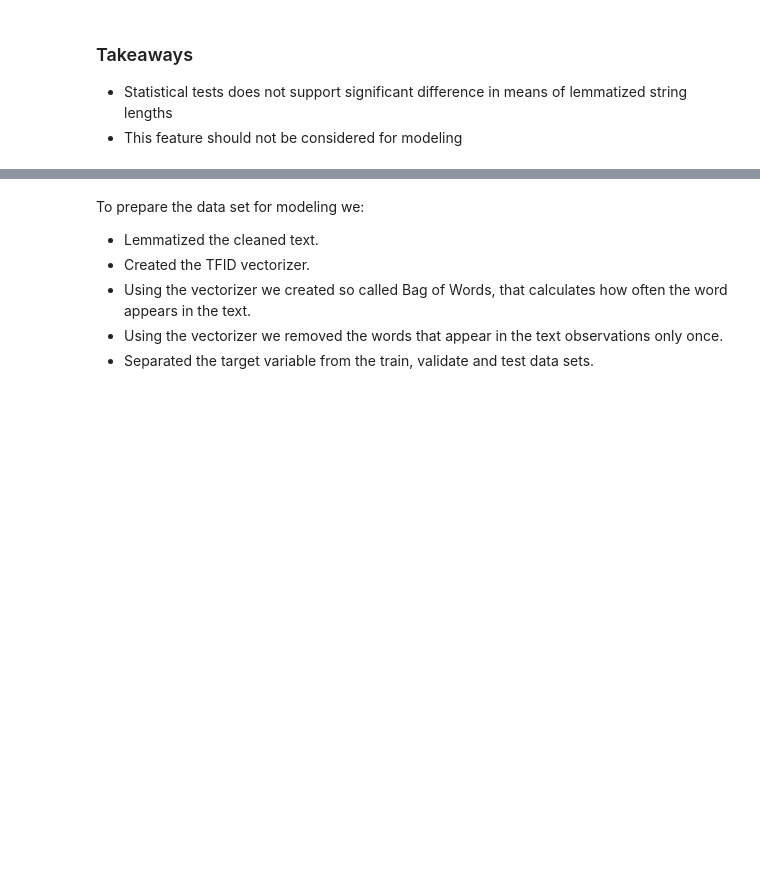
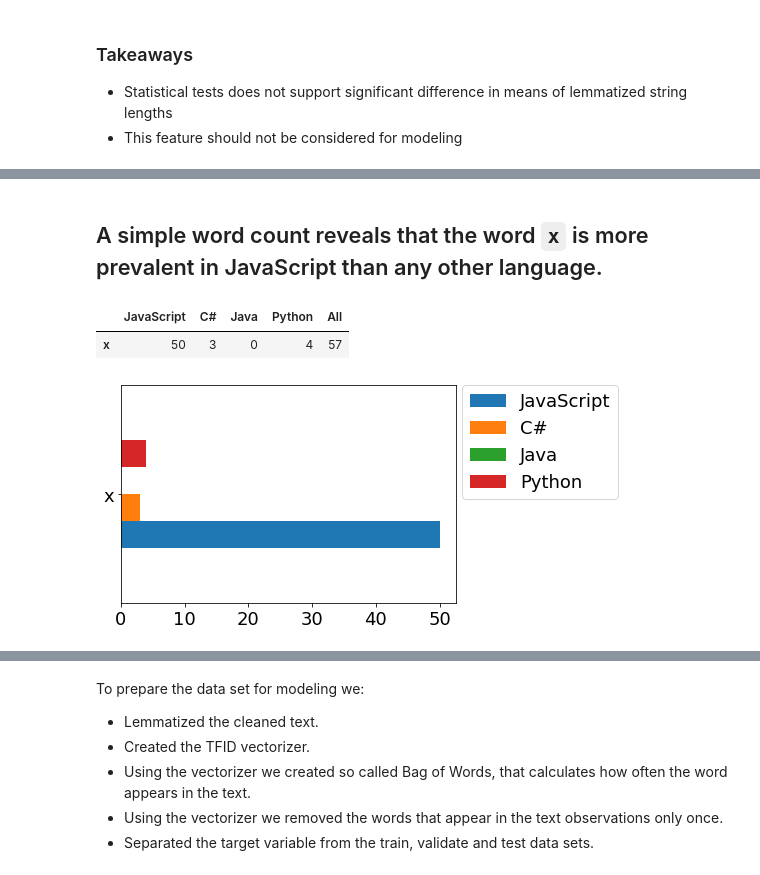
Before and after one commit to Codeup-Mirzakhani-Group1-NLP-Project/Codeup-Mirzakhani-GitHub-Scrape-NLP-Project, a Jupyter notebook: Final_Notebook_Draft.ipynb, the cells around one changed output, grey strips where cells are left out. Saved outputs shown, nothing was run; the diff lists cells and outputs as text; code cells hidden in the pictures; blank space fills up the shorter version.

````diff
--- a/Final_Notebook_Draft.ipynb
+++ b/Final_Notebook_Draft.ipynb
@@ -155,0 +161,11 @@ KruskalResult(statistic=1.5563404327437544, pvalue=0.6693293380228167)
+# %% [markdown]
+## A simple word count reveals that the word ```x``` is more prevalent in JavaScript than any other language.
+# %%
+e.qmcbt_viz_01()
+# %% [output]
+|  | JavaScript | C# | Java | Python | All |
+| x | 50 | 3 | 0 | 4 | 57 |
+# %%
+e.qmcbt_viz_02()
+# %% [output]
+[figure, added]
````
Also changed, not shown: parts of 32 cells of this notebook.
